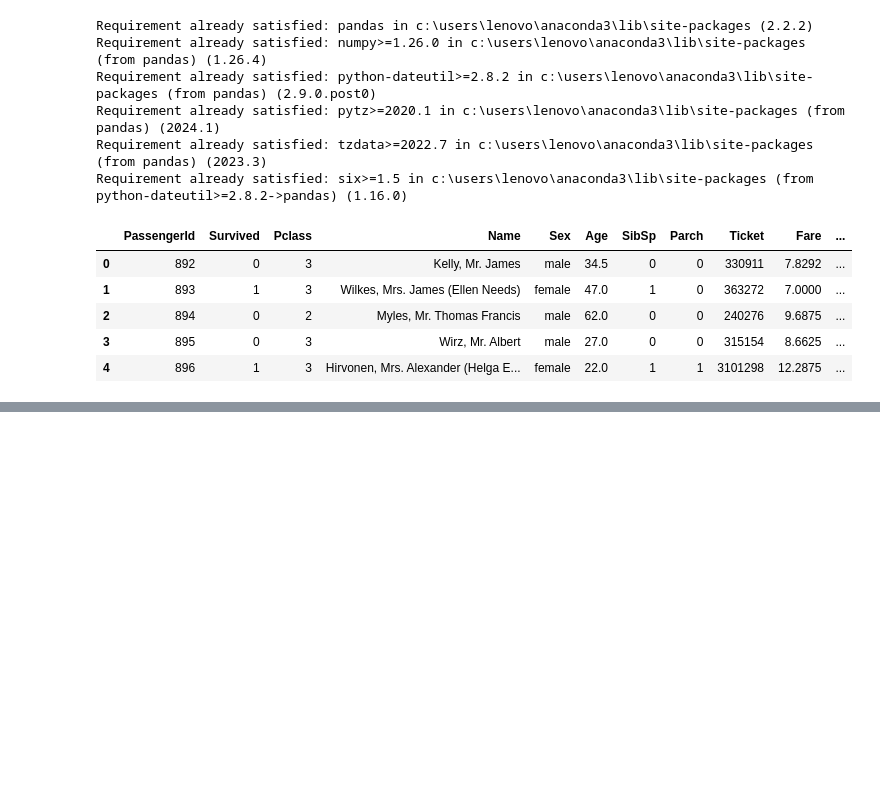
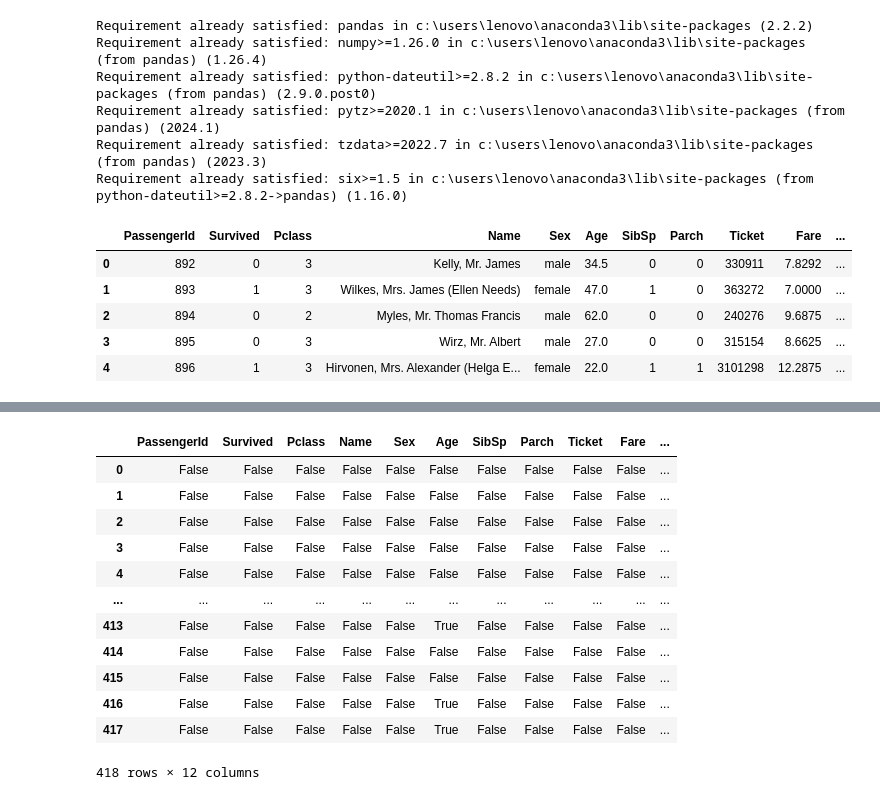
Before and after one commit to Analyst-Anjali/numpy, a Jupyter notebook: Pandas.ipynb, the cells around one changed output, grey strips where cells are left out. Drawn from its saved outputs; the diff is of its cells as text; code cells hidden in the pictures; blank space fills up the shorter version.

```diff
--- a/Pandas.ipynb
+++ b/Pandas.ipynb
@@ -73,0 +263,4 @@ df.tail(45)
+# %%
+data= pd.read_csv("./tested.csv")
+# %%
+df = pd.DataFrame(data)
@@ -73,0 +289,16 @@ df.tail(45)
+# %%
+df.isnull()#is used for find the null value means true is known as null value
+# %% [output]
+|  | PassengerId | Survived | Pclass | Name | Sex | Age | SibSp | Parch | Ticket | Fare | ... |
+| 0 | False | False | False | False | False | False | False | False | False | False | ... |
+| 1 | False | False | False | False | False | False | False | False | False | False | ... |
+| 2 | False | False | False | False | False | False | False | False | False | False | ... |
+| 3 | False | False | False | False | False | False | False | False | False | False | ... |
+| 4 | False | False | False | False | False | False | False | False | False | False | ... |
+| ... | ... | ... | ... | ... | ... | ... | ... | ... | ... | ... | ... |
+| 413 | False | False | False | False | False | True | False | False | False | False | ... |
+| 414 | False | False | False | False | False | False | False | False | False | False | ... |
+| 415 | False | False | False | False | False | False | False | False | False | False | ... |
+| 416 | False | False | False | False | False | True | False | False | False | False | ... |
+| 417 | False | False | False | False | False | True | False | False | False | False | ... |
+418 rows × 12 columns
```
Also changed, not shown: parts of 24 cells of this notebook, 2 other files.
